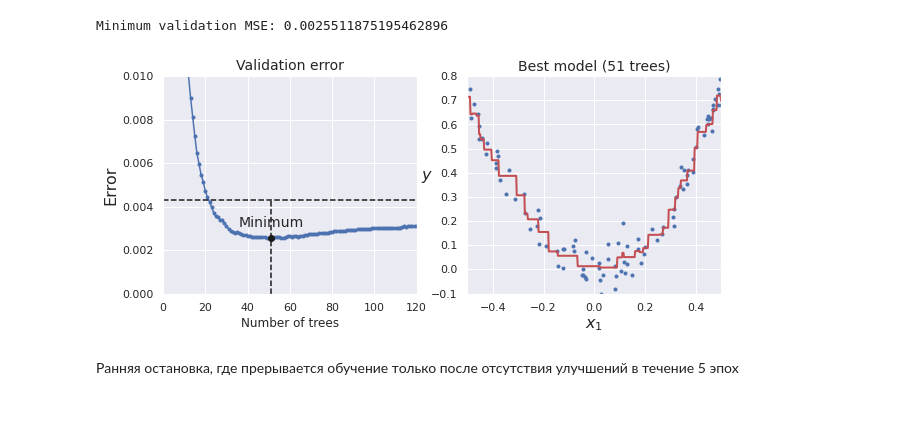
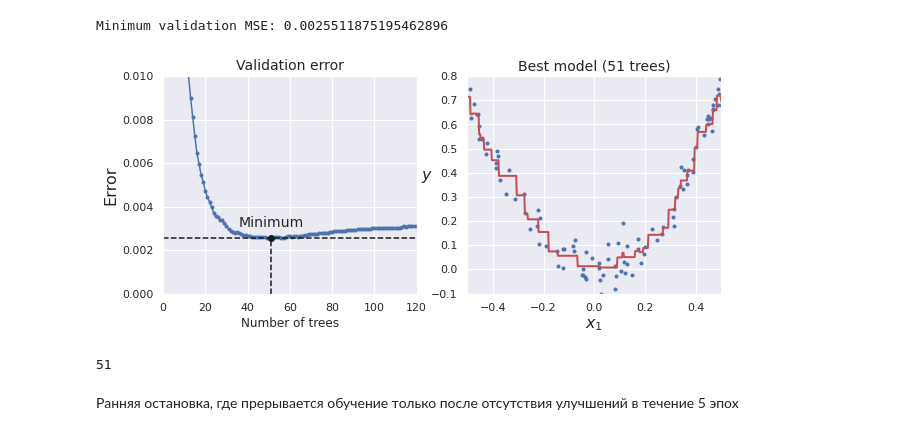
Before and after one commit to SergeyMalashenko/MachineLearning_Summer_2023, a Jupyter notebook: seminars/11/seminar_11.ipynb, the cells around one changed output. Cells and saved outputs as stored; diff of their text form; code cells hidden in the pictures.

```diff
--- a/seminars/11/seminar_11.ipynb
+++ b/seminars/11/seminar_11.ipynb
@@ -597,27 +597,31 @@ Minimum validation MSE: 0.0025511875195462896
 # %%
 plt.figure(figsize=(10, 4))
 
 plt.subplot(121)
 plt.plot(np.arange(1, len(errors) + 1), errors, "b.-")
-plt.plot([bst_n_estimators, bst_n_estimators], [0, min_error], "k--")
-plt.plot([0, 120], [min_error, min_error], "k--")
+plt.plot([bst_n_estimators, bst_n_estimators], [0, min_val_error], "k--")
+plt.plot([0, 120], [min_val_error, min_val_error], "k--")
 plt.plot(bst_n_estimators, min_val_error, "ko")
 plt.text(bst_n_estimators, min_val_error*1.2, "Minimum", ha="center", fontsize=14)
 plt.axis([0, 120, 0, 0.01])
 plt.xlabel("Number of trees")
 plt.ylabel("Error", fontsize=16)
 plt.title("Validation error", fontsize=14)
 
 plt.subplot(122)
 plot_predictions([gbrt_best], X, y, axes=[-0.5, 0.5, -0.1, 0.8])
 plt.title("Best model (%d trees)" % bst_n_estimators, fontsize=14)
 plt.ylabel("$y$", fontsize=16, rotation=0)
 plt.xlabel("$x_1$", fontsize=16)
 
 
 plt.show()
 # %% [output]
-[figure, old version]
+[figure, new version]
+# %%
+bst_n_estimators
+# %% [output]
+51
 # %% [markdown]
 Ранняя остановка, где прерывается обучение только после отсутствия улучшений в течение 5 эпох
 # %%
```
Also changed, not shown: parts of 6 cells of this notebook.
